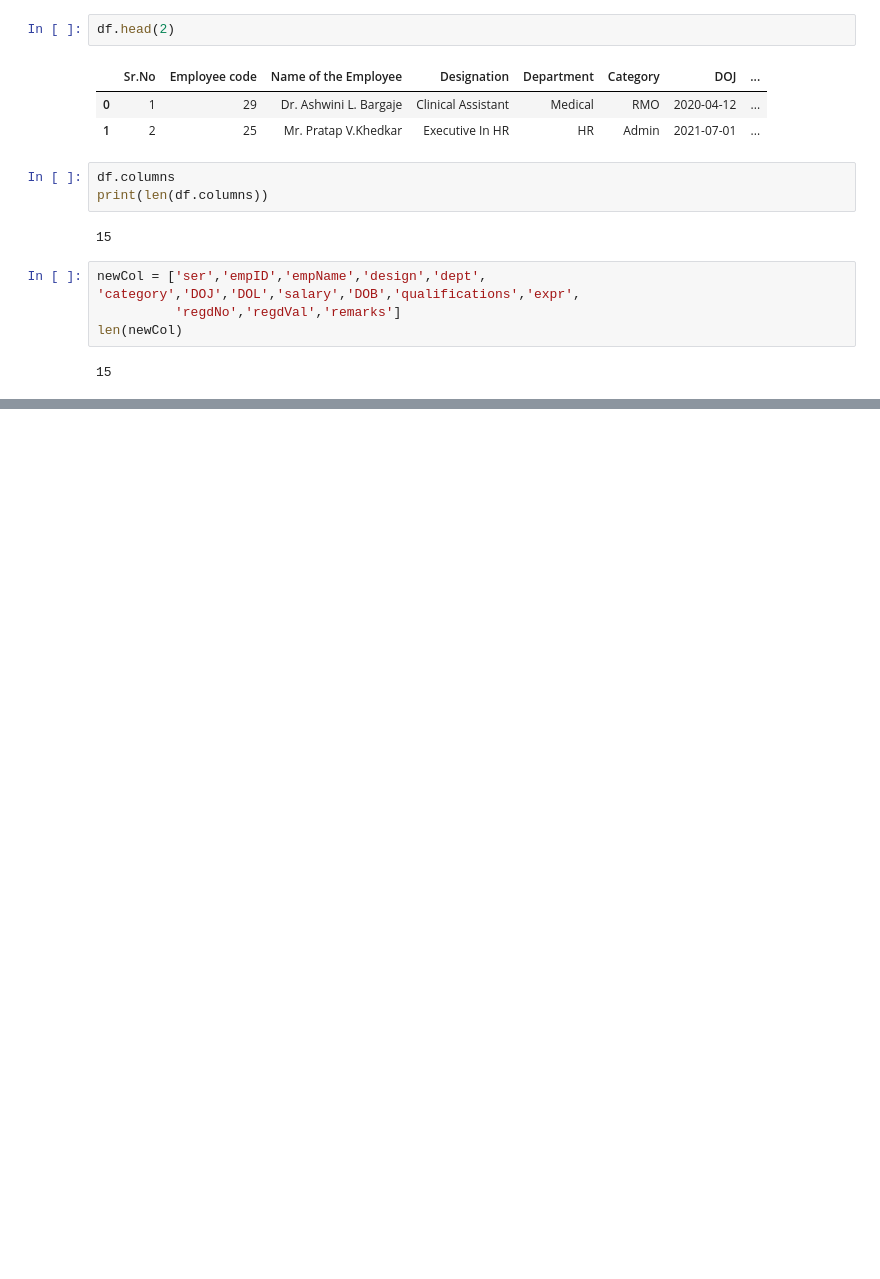
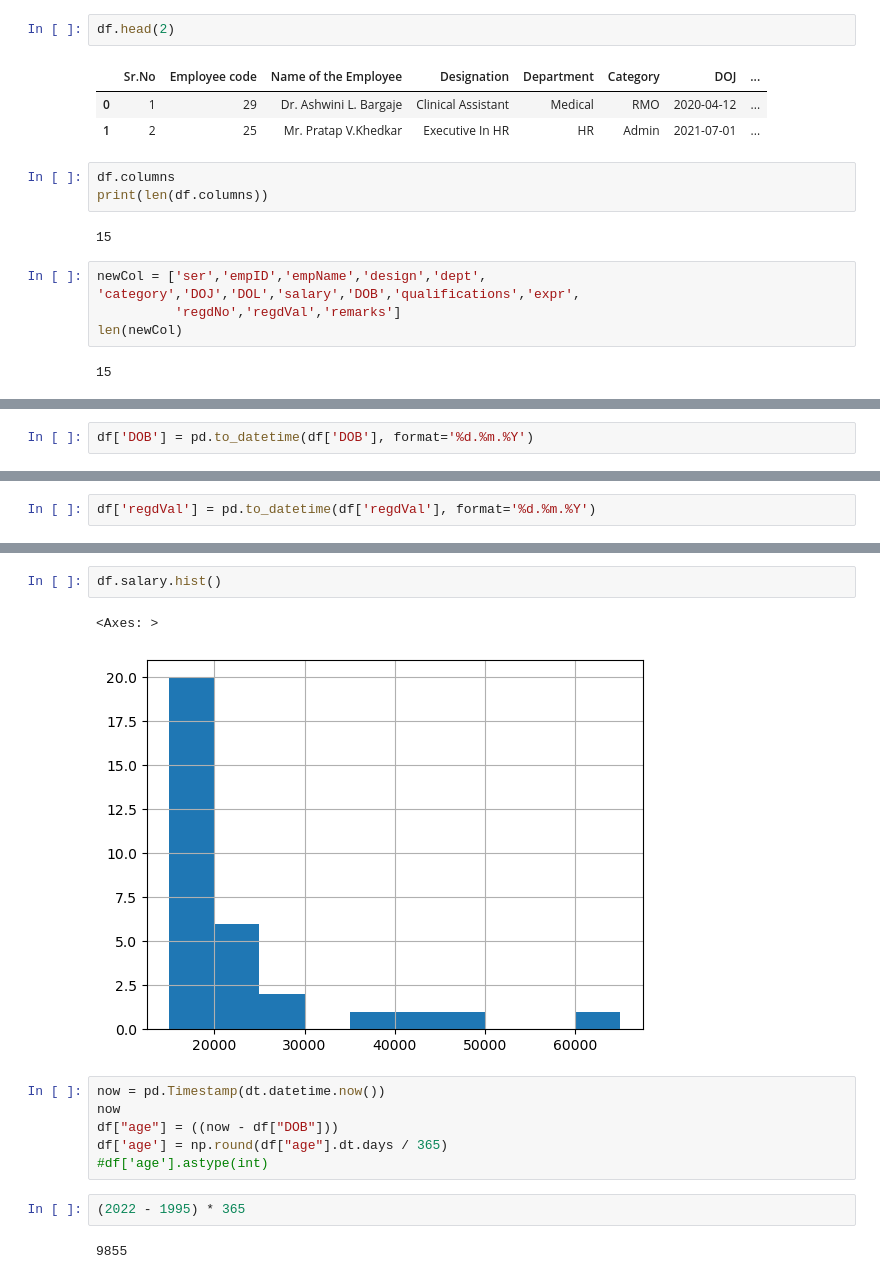
Before and after one commit to MandakiniHR/pyanalytics, a Jupyter notebook: case study 1.ipynb, the cells around one changed output, grey strips where cells are left out. Saved outputs shown, nothing was run; the diff lists cells and outputs as text; blank space fills up the shorter version.

```diff
--- a/case study 1.ipynb
+++ b/case study 1.ipynb
@@ -58,0 +128,2 @@ df.head()
+# %%
+df['DOB'] = pd.to_datetime(df['DOB'], format='%d.%m.%Y')
@@ -58,0 +139,2 @@ df.head()
+# %%
+df['regdVal'] = pd.to_datetime(df['regdVal'], format='%d.%m.%Y')
@@ -58,0 +167,15 @@ df.head()
+# %%
+df.salary.hist()
+# %% [output]
+<Axes: >
+[figure, added]
+# %%
+now = pd.Timestamp(dt.datetime.now())
+now
+df["age"] = ((now - df["DOB"]))
+df['age'] = np.round(df["age"].dt.days / 365)
+#df['age'].astype(int)
+# %%
+(2022 - 1995) * 365
+# %% [output]
+9855
```
Also changed, not shown: parts of 21 cells of this notebook.
